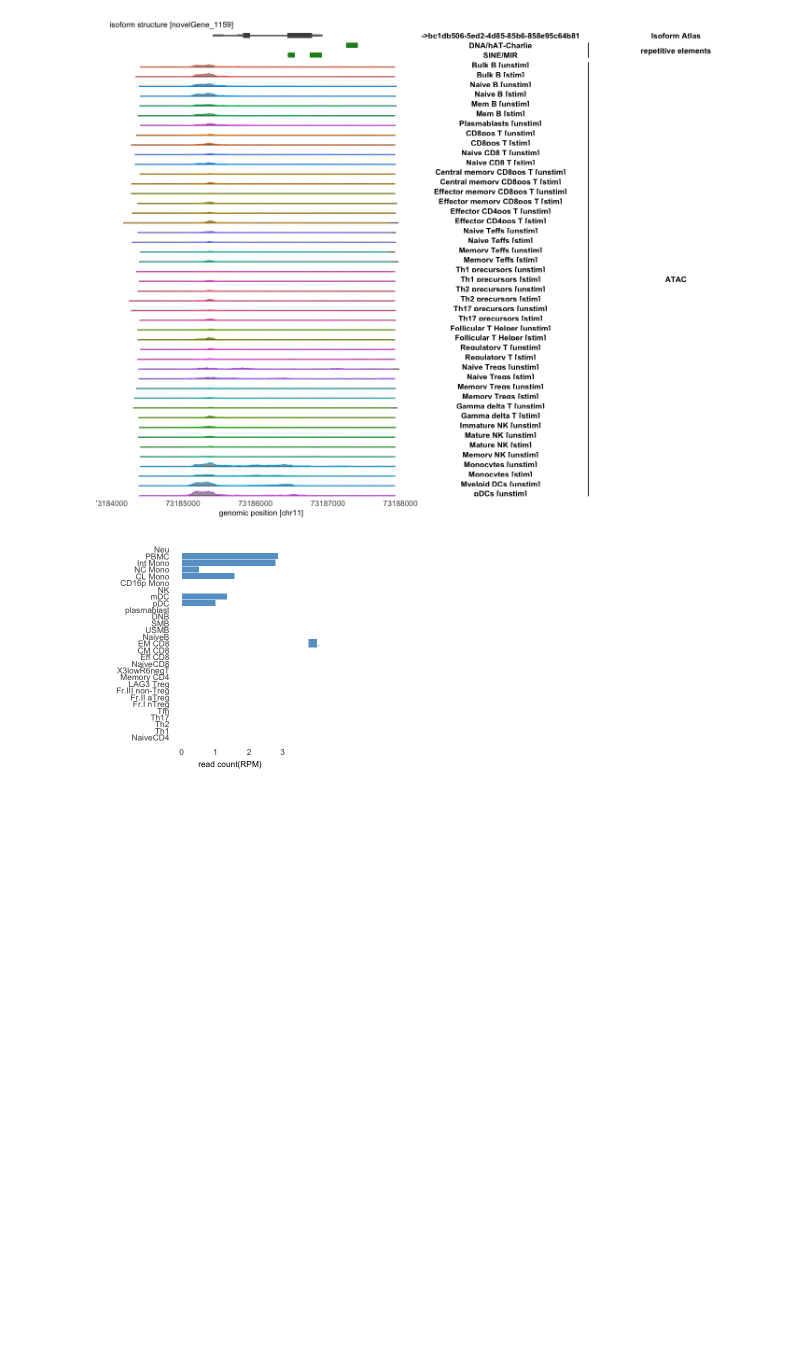
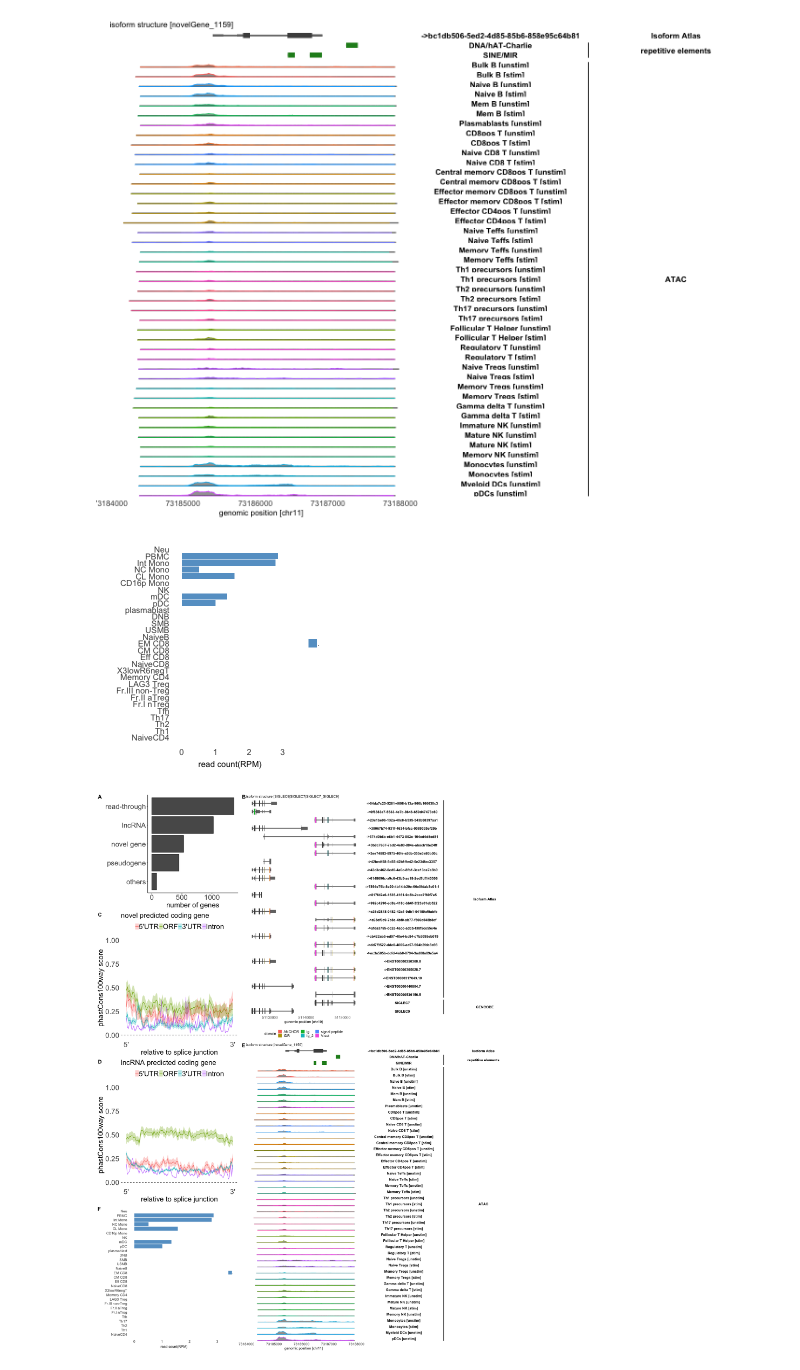
Before and after one commit to juninamo/TRAILS, a Jupyter notebook: Figures/Figure2.ipynb, the cells around one changed output. Saved outputs shown, nothing was run; the diff lists cells and outputs as text; code cells hidden in the pictures; blank space fills up the shorter version.

```diff
--- a/Figures/Figure2.ipynb
+++ b/Figures/Figure2.ipynb
@@ -123,14 +124,15 @@ A tibble: 5 × 3
 gene="SIGLEC9|SIGLEC7|SIGLEC7_SIGLEC9"
 
 options(repr.plot.width=12, repr.plot.height=7)
-plot_iso_structure(gene = gene, extra = 5e03, repeat_draw = FALSE, atac_draw = FALSE)
+g_b = plot_iso_structure(gene = gene, extra = 5e03, repeat_draw = FALSE, atac_draw = FALSE)
+g_b
 # %% [output]
 [1] "plotting..."
 [figure]
 # %%
 # Conservation score of novel genes in predicted-coding genes only in Isoform Atlas(529 genes)
 options(repr.plot.width=5, repr.plot.height=4)
-phastcons_novel %>%
+g_c = phastcons_novel %>%
   dplyr::mutate(scaled_distance_bin = round(scaled_distance) ,
                 region = dplyr::case_when(
                     region == "5UTR" ~ "5'UTR",
@@ -171,7 +173,7 @@ phastcons_novel %>%
         legend.title = element_text(size = 0, hjust = 0))
 
 # Conservation score of lncRNA in predicted-coding genes only in Isoform Atlas(529 genes)
-phastcons_lnc %>%
+g_d = phastcons_lnc %>%
   dplyr::mutate(scaled_distance_bin = round(scaled_distance) ,
                 region = dplyr::case_when(
                     region == "5UTR" ~ "5'UTR",
@@ -210,6 +212,9 @@ phastcons_lnc %>%
         legend.text =  element_text(size = 20),
         legend.key.size = grid::unit(0.8, "lines"),
         legend.title = element_text(size = 0, hjust = 0))
+
+g_c
+g_d
 # %% [output]
 [figure]
 [figure]
@@ -217,7 +222,8 @@ phastcons_lnc %>%
 gene="novelGene_1159"
 
 options(repr.plot.width=12, repr.plot.height=9)
-plot_iso_structure(gene = gene, extra = 1e03, repeat_draw = TRUE, atac_draw = TRUE)
+g_e = plot_iso_structure(gene = gene, extra = 1e03, repeat_draw = TRUE, atac_draw = TRUE)
+g_e
 # %% [output]
 [1] "extracting ATAC-seq peak..."
 [1] "plotting..."
@@ -227,7 +233,20 @@ gene="novelGene_1159"
 
 options(repr.plot.width=4, repr.plot.height=4)
 
-plot_iso_usage(gene = gene, method = "sum")
+g_f = plot_iso_usage(gene = gene, method = "sum")
 # plot_iso_usage(gene = gene, method = "ratio")
+g_f
 # %% [output]
 [figure]
+# %%
+options(repr.plot.width=8.5*2, repr.plot.height=11*2)
+ggarrange(ggarrange(g_a,g_c,g_d,g_f, ncol = 1, labels = c("A", "C", "D", "F"), align = "v",widths = c(1,1,1,1),heights = c(0.8,1,1,1), font.label = list(size = 15, color = "black")),
+          ggarrange(g_b,g_e, ncol = 1, labels = c("B", "E"), align = "v",widths = c(1,1),heights = c(0.8,1),font.label = list(size = 15, color = "black")),
+          nrow = 1,
+          heights = c(1,1),
+          widths = c(0.5,1),
+          labels = "A",
+          font.label = list(size = 15, color = "black")
+          )
+# %% [output]
+[figure, added]
```
Also changed, not shown: parts of 2 cells of this notebook, 1 other file.
